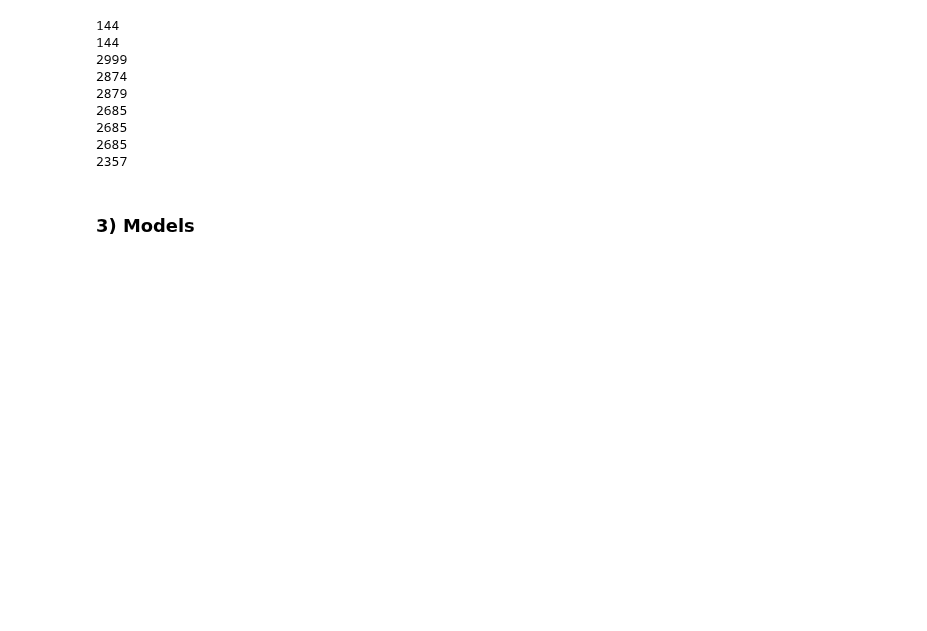
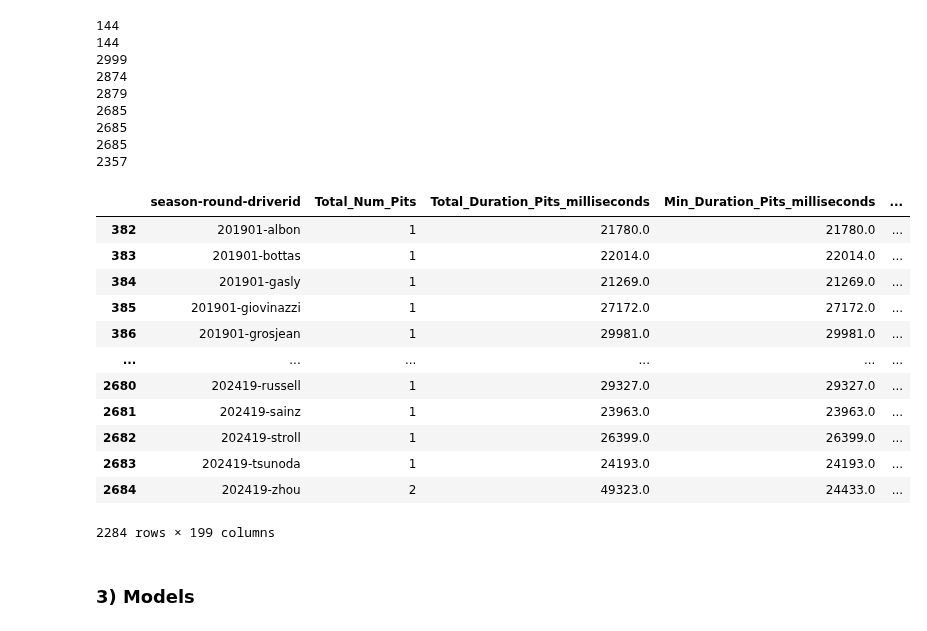
Before and after one commit to GabyCisnerosV/F1_NoName, a Jupyter notebook: 3_Model_2_PredictingPitStops.ipynb, the cells around one changed output. Saved outputs shown, nothing was run; the diff lists cells and outputs as text; code cells hidden in the pictures; blank space fills up the shorter version.

```diff
--- a/3_Model_2_PredictingPitStops.ipynb
+++ b/3_Model_2_PredictingPitStops.ipynb
@@ -180,6 +179,22 @@ print(len(PitsDF_RACE_DRIVER_LEVEL))
 # %%
 # After the data analysis done, due to the compound data we filter the data to be from season 2019:
 PitsDF_RACE_DRIVER_LEVEL=PitsDF_RACE_DRIVER_LEVEL[PitsDF_RACE_DRIVER_LEVEL["season"]>=2019]
+# %%
+PitsDF_RACE_DRIVER_LEVEL
+# %% [output]
+|  | season-round-driverid | Total_Num_Pits | Total_Duration_Pits_milliseconds | Min_Duration_Pits_milliseconds | ... |
+| 382 | 201901-albon | 1 | 21780.0 | 21780.0 | ... |
+| 383 | 201901-bottas | 1 | 22014.0 | 22014.0 | ... |
+| 384 | 201901-gasly | 1 | 21269.0 | 21269.0 | ... |
+| 385 | 201901-giovinazzi | 1 | 27172.0 | 27172.0 | ... |
+| 386 | 201901-grosjean | 1 | 29981.0 | 29981.0 | ... |
+| ... | ... | ... | ... | ... | ... |
+| 2680 | 202419-russell | 1 | 29327.0 | 29327.0 | ... |
+| 2681 | 202419-sainz | 1 | 23963.0 | 23963.0 | ... |
+| 2682 | 202419-stroll | 1 | 26399.0 | 26399.0 | ... |
+| 2683 | 202419-tsunoda | 1 | 24193.0 | 24193.0 | ... |
+| 2684 | 202419-zhou | 2 | 49323.0 | 24433.0 | ... |
+2284 rows × 199 columns
 # %% [markdown]
 ### 3) Models
 # %% [markdown]
```
Also changed, not shown: parts of 4 cells of this notebook, 1 other file.
